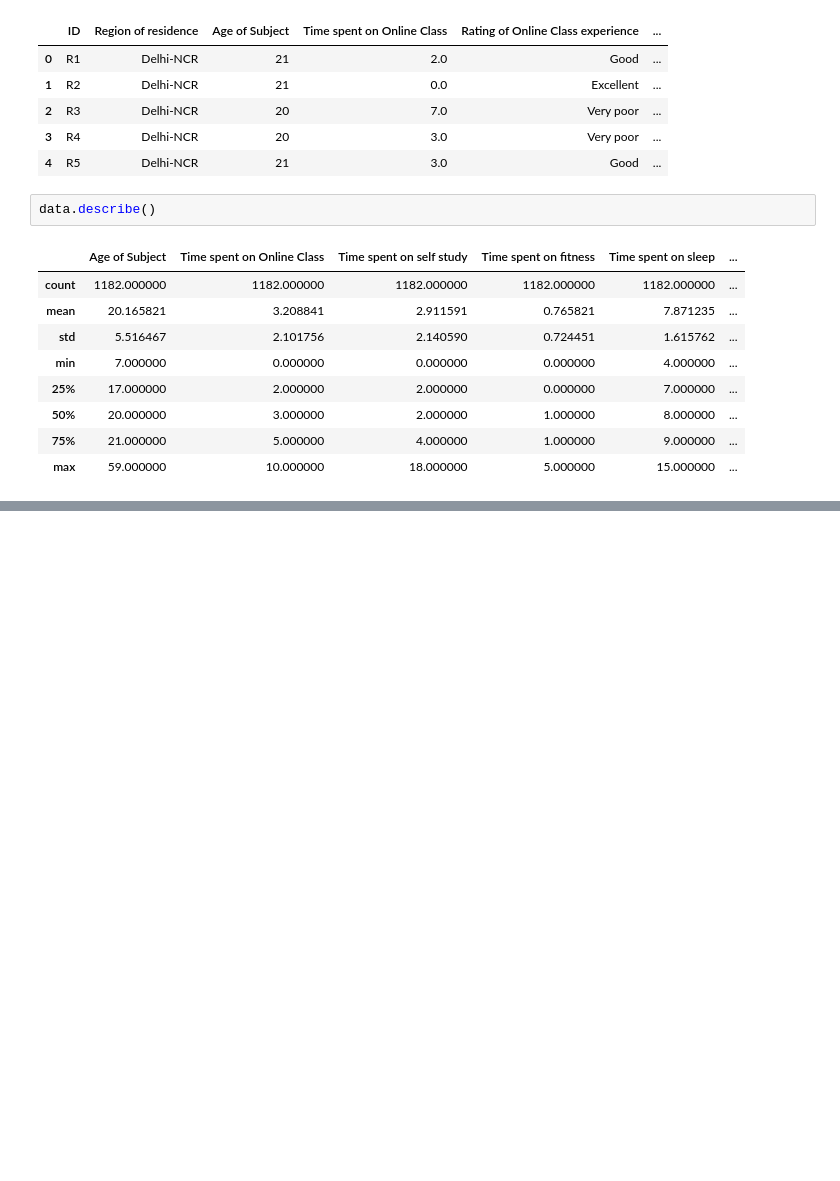
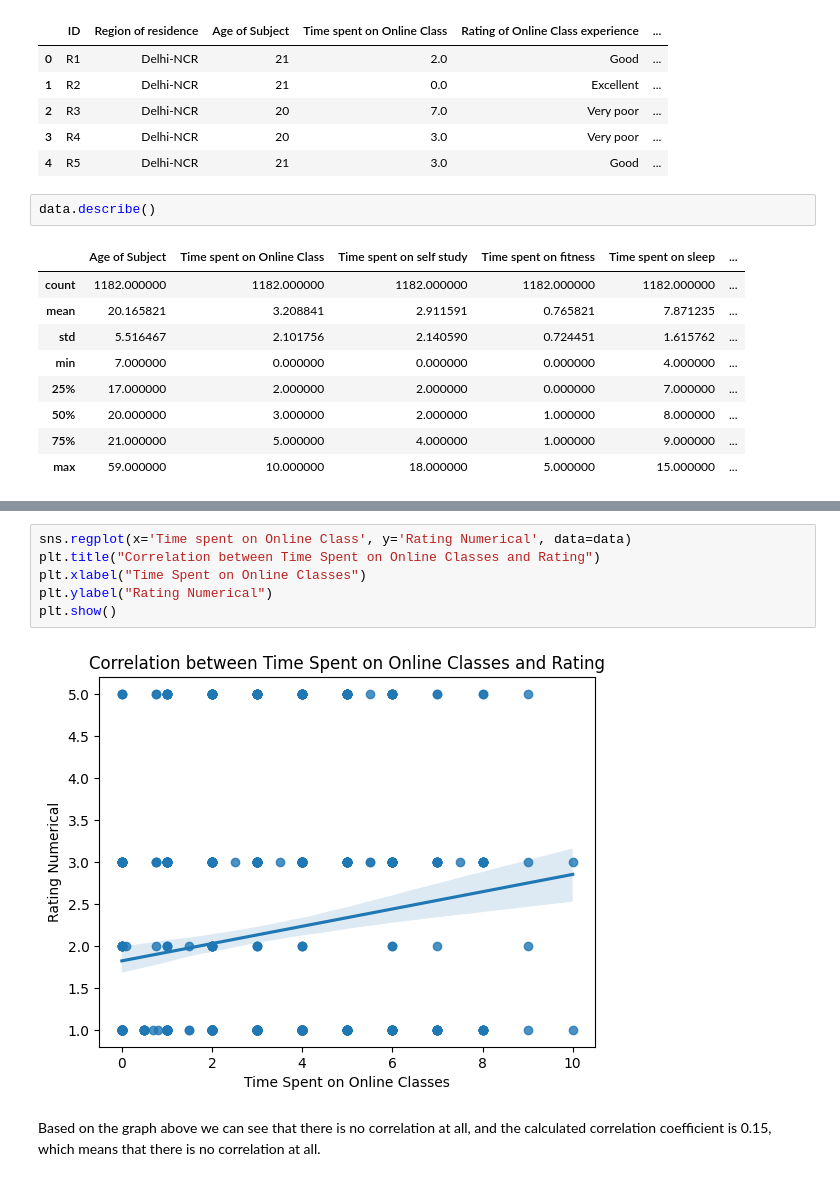
Before and after one commit to Shripadm-29/COVID-19-and-its-Impact-on-Students-Data-Analysis, a Jupyter notebook: Data_Analysis.ipynb, the cells around one changed output, grey strips where cells are left out. Cells and saved outputs as stored; diff of their text form; blank space fills up the shorter version.

```diff
--- a/Data_Analysis.ipynb
+++ b/Data_Analysis.ipynb
@@ -27,0 +53,10 @@ data.describe()
+# %%
+sns.regplot(x='Time spent on Online Class', y='Rating Numerical', data=data)
+plt.title("Correlation between Time Spent on Online Classes and Rating")
+plt.xlabel("Time Spent on Online Classes")
+plt.ylabel("Rating Numerical")
+plt.show()
+# %% [output]
+[figure, added]
+# %% [markdown]
+Based on the graph above we can see that there is no correlation at all, and the calculated correlation coefficient is 0.15, which means that there is no correlation at all.
```
Also changed, not shown: parts of 27 cells of this notebook.
